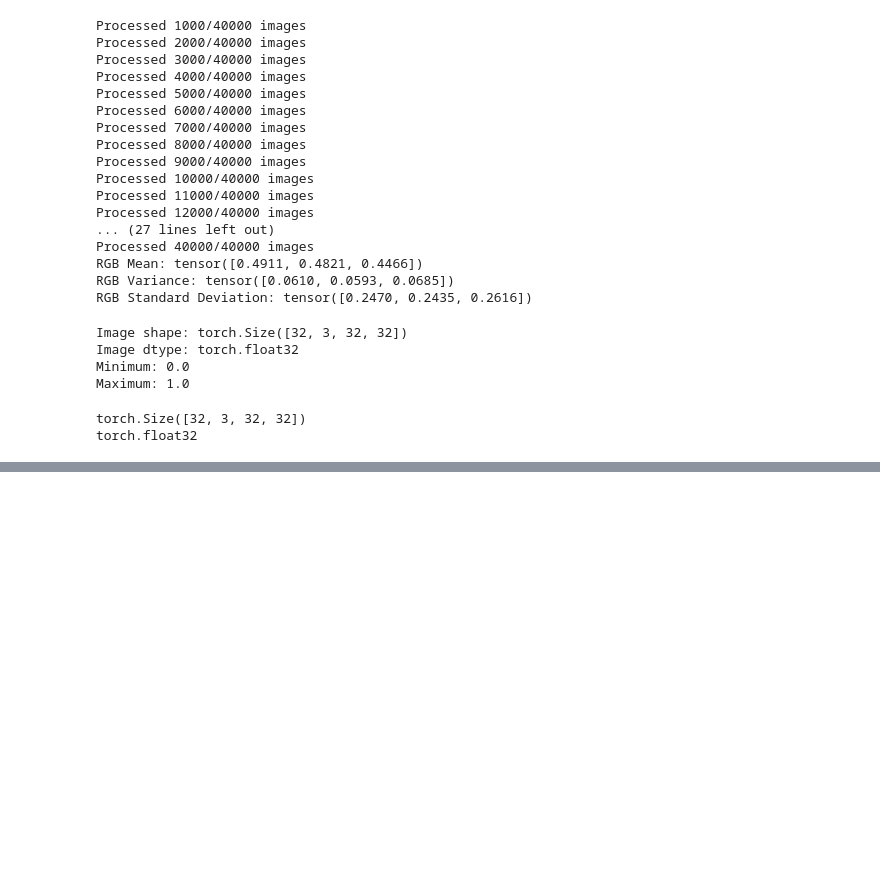
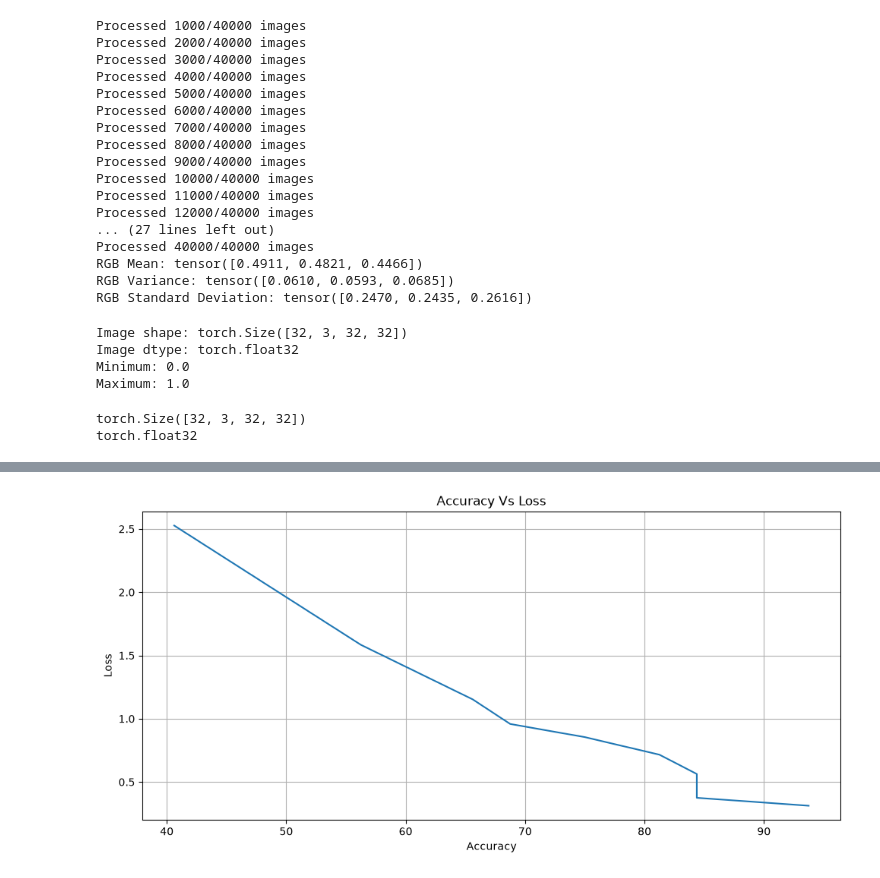
Before and after one commit to rushabh-borkar/CIFAR-10-CNN, a Jupyter notebook: cifar10_cnn.ipynb, the cells around one changed output, grey strips where cells are left out. Saved outputs shown, nothing was run; the diff lists cells and outputs as text; code cells hidden in the pictures; blank space fills up the shorter version.

```diff
--- a/cifar10_cnn.ipynb
+++ b/cifar10_cnn.ipynb
@@ -704,0 +885,20 @@ Labels: tensor([8, 0, 1, 6, 9, 2, 4, 2, 3, 2, 5, 4, 7, 5, 8, 7, 8, 3, 9, 8, 9, 9
+# %%
+import matplotlib.pyplot as plt
+
+loss = [2.5266, 1.5840, 1.1525, 0.9585, 0.8546,
+        0.7156, 0.5631, 0.4525, 0.3749, 0.3121]
+
+accuracy = [40.62, 56.25, 65.62, 68.75, 75.00,
+            81.25, 84.38, 84.38, 84.38, 93.75]
+
+plt.figure(figsize = (10 , 5))
+plt.plot(accuracy, loss)
+plt.xlabel("Accuracy")
+plt.ylabel("Loss")
+plt.title("Accuracy Vs Loss")
+
+plt.grid(True)
+plt.tight_layout()
+plt.show()
+# %% [output]
+[figure, added]
```
Also changed, not shown: parts of 19 cells of this notebook, 5 other files.
